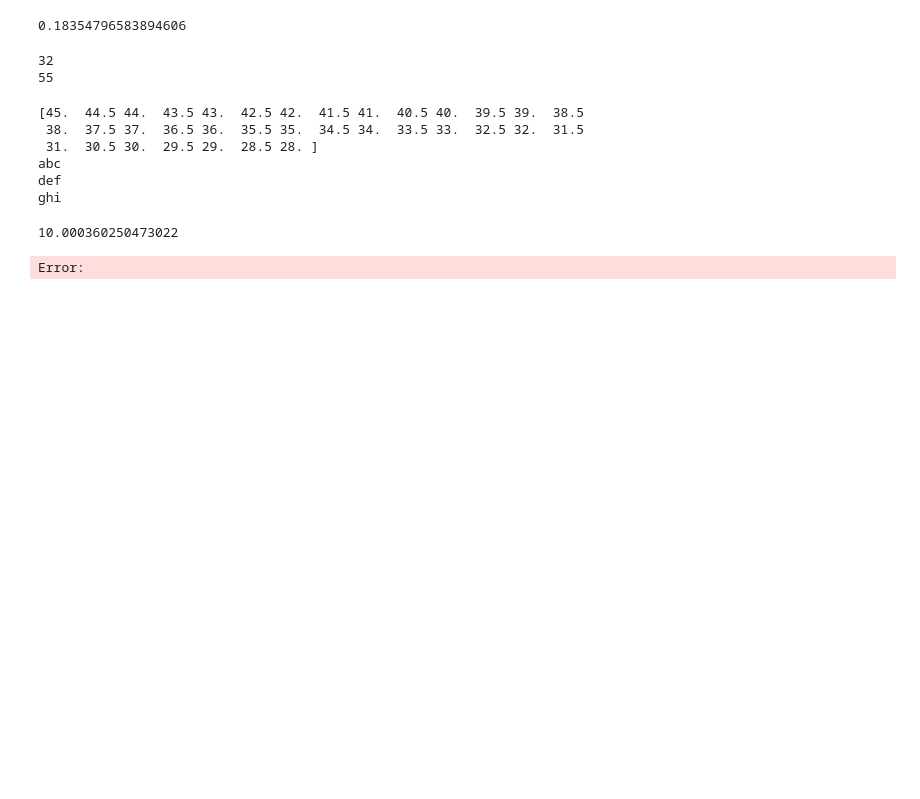
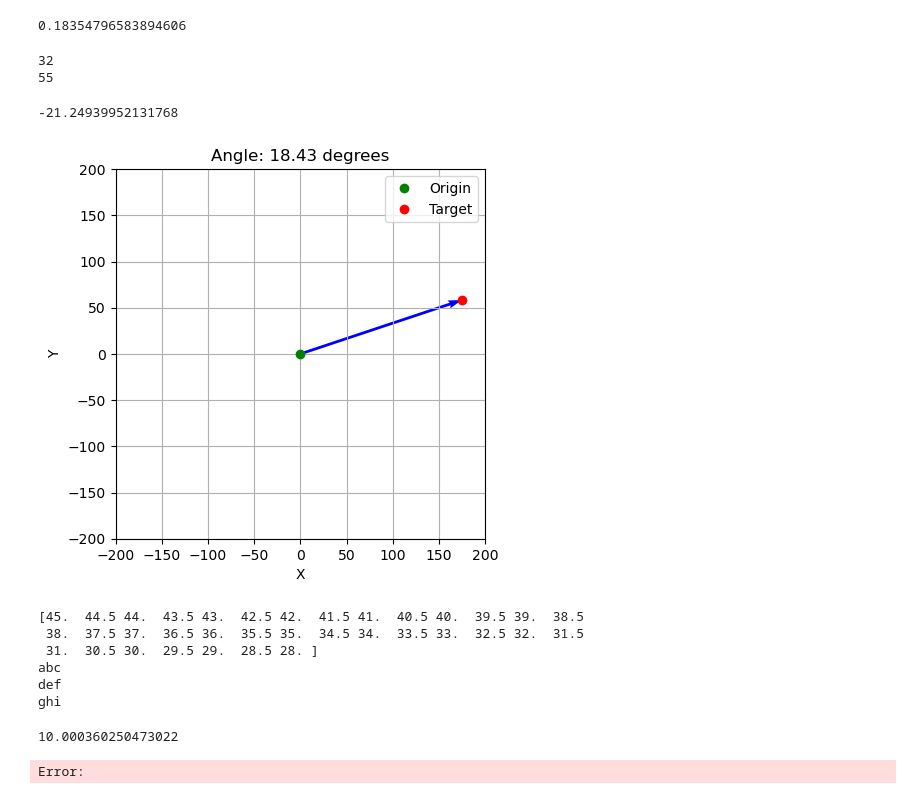
Before and after one commit to TheLubricator/cse423-spring-25, a Jupyter notebook: test2.ipynb, the cells around one changed output. Saved outputs shown, nothing was run; the diff lists cells and outputs as text; code cells hidden in the pictures; blank space fills up the shorter version.

```diff
--- a/test2.ipynb
+++ b/test2.ipynb
@@ -17,6 +17,53 @@ def fire_bullet():
 # %% [output]
 32
 55
+# %%
+import math
+math.degrees(math.atan2(-58.33, 150))
+# %% [output]
+-21.24939952131768
+# %%
+import math
+import matplotlib.pyplot as plt
+import numpy as np
+
+# Define the points (delta_x and delta_y)
+delta_x = 175
+delta_y = 58.33
+
+# Calculate the angle using math.atan2 and normalize to degrees
+angle = math.degrees(math.atan2(delta_y, delta_x)) % 360
+
+# Create the plot
+fig, ax = plt.subplots()
+
+# Set up the plot limits
+ax.set_xlim(-200, 200)
+ax.set_ylim(-200, 200)
+ax.set_aspect('equal')
+
+# Plot the origin point (0,0)
+ax.plot(0, 0, 'go', label='Origin')
+
+# Plot the target point (delta_x, delta_y)
+ax.plot(delta_x, delta_y, 'ro', label='Target')
+
+# Plot the vector (arrow) from origin to the target
+ax.quiver(0, 0, delta_x, delta_y, angles='xy', scale_units='xy', scale=1, color='b')
+
+# Add title and labels
+ax.set_title(f"Angle: {angle:.2f} degrees")
+ax.set_xlabel('X')
+ax.set_ylabel('Y')
+
+# Add grid and legend
+ax.grid(True)
+ax.legend()
+
+# Show the plot
+plt.show()
+# %% [output]
+[figure, added]
 # %%
 import numpy as np
 print(np.arange(45, 27.5, -0.5))
```
Also changed, not shown: parts of 5 cells of this notebook, 1 other file.
